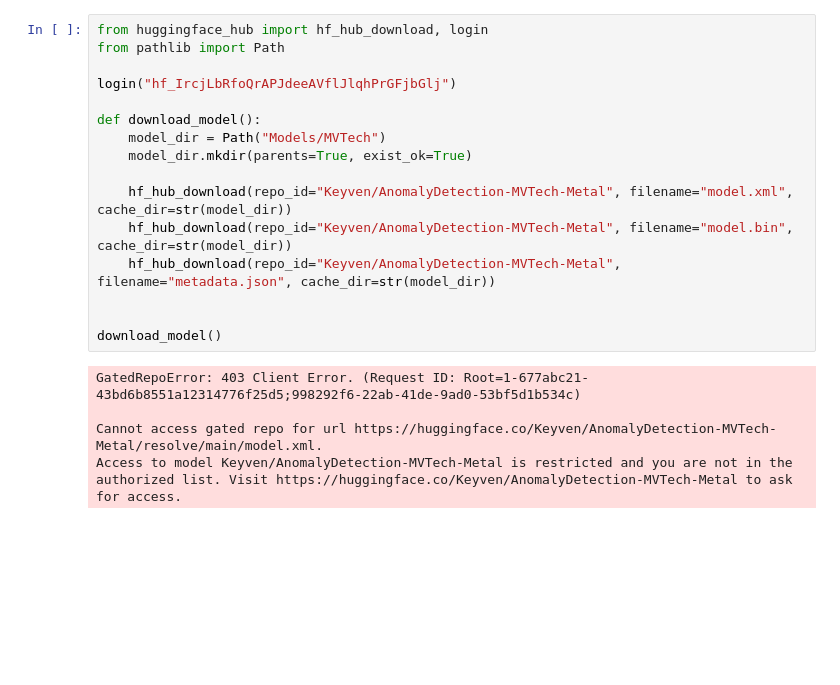
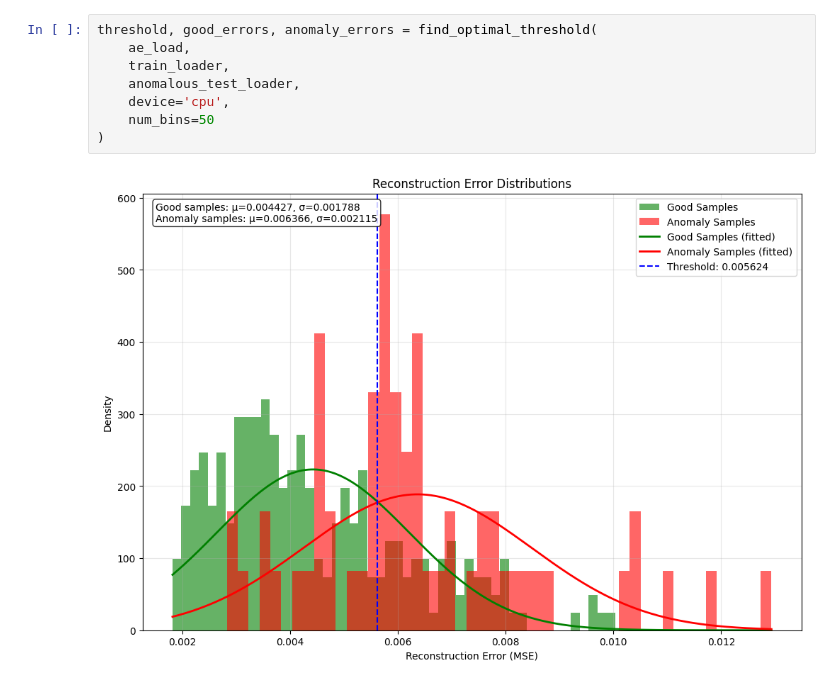
Before and after one commit to xZenshin/Anomaly-Detection, a Jupyter notebook: Anomaly_Detector_3001.ipynb, the cells around one changed output. Saved outputs shown, nothing was run; the diff lists cells and outputs as text; blank space fills up the shorter version.

```diff
--- a/Anomaly_Detector_3001.ipynb
+++ b/Anomaly_Detector_3001.ipynb
@@ -644,21 +781,10 @@ print(cv2.absdiff(recon_images[0], recon_images[3]))
-# %%
-from huggingface_hub import hf_hub_download, login
-from pathlib import Path
-
-login("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")
-
-def download_model():
-    model_dir = Path("Models/MVTech")
-    model_dir.mkdir(parents=True, exist_ok=True)
-
-    hf_hub_download(repo_id="Keyven/AnomalyDetection-MVTech-Metal", filename="model.xml", cache_dir=str(model_dir))
-    hf_hub_download(repo_id="Keyven/AnomalyDetection-MVTech-Metal", filename="model.bin", cache_dir=str(model_dir))
-    hf_hub_download(repo_id="Keyven/AnomalyDetection-MVTech-Metal", filename="metadata.json", cache_dir=str(model_dir))
-
-
-download_model()
-# %% [output]
-GatedRepoError: 403 Client Error. (Request ID: Root=1-677abc21-43bd6b8551a12314776f25d5;998292f6-22ab-41de-9ad0-53bf5d1b534c)
-
-Cannot access gated repo for url https://huggingface.co/Keyven/AnomalyDetection-MVTech-Metal/resolve/main/model.xml.
-Access to model Keyven/AnomalyDetection-MVTech-Metal is restricted and you are not in the authorized list. Visit https://huggingface.co/Keyven/AnomalyDetection-MVTech-Metal to ask for access.
+# %%
+threshold, good_errors, anomaly_errors = find_optimal_threshold(
+    ae_load,
+    train_loader,
+    anomalous_test_loader,
+    device='cpu',
+    num_bins=50
+)
+# %% [output]
+[figure, added]
```
Also changed, not shown: parts of 16 cells of this notebook.
